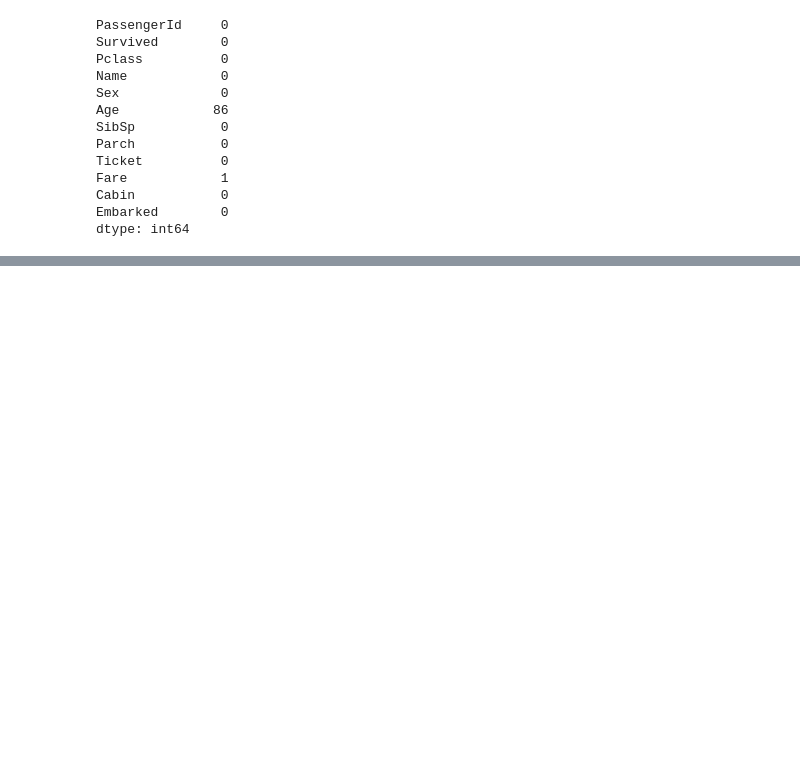
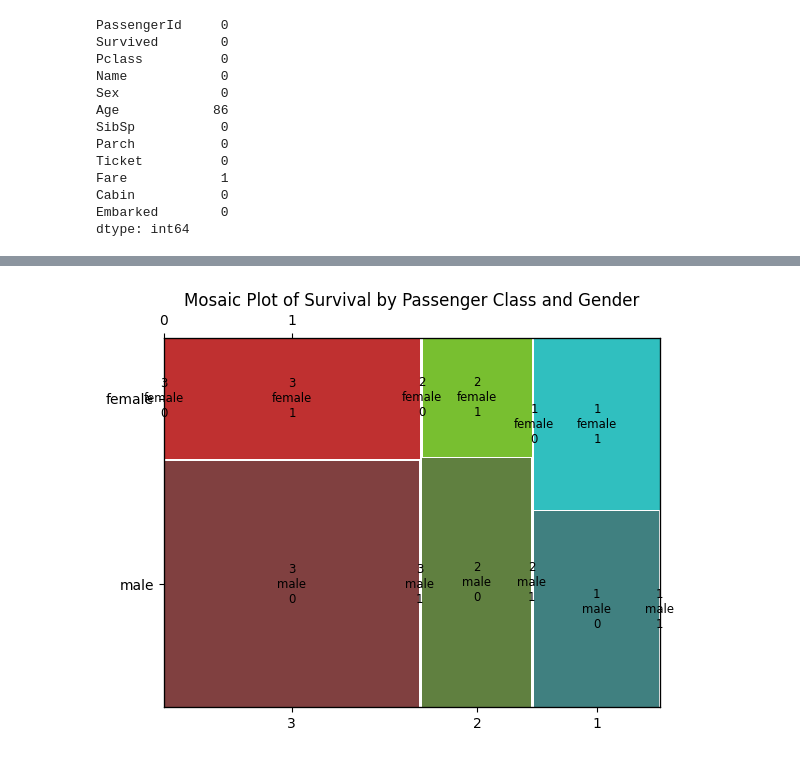
Before and after one commit to Irfana-Fasila/PRODIGY_DS_02, a Jupyter notebook: task2.ipynb, the cells around one changed output, grey strips where cells are left out. Cells and saved outputs as stored; diff of their text form; code cells hidden in the pictures; blank space fills up the shorter version.

```diff
--- a/task2.ipynb
+++ b/task2.ipynb
@@ -111,0 +124,6 @@ rel_dur_rat.show()
+# %%
+
+mosaic(df, ['Pclass', 'Sex', 'Survived'], title='Mosaic Plot of Survival by Passenger Class and Gender')
+plt.show()
+# %% [output]
+[figure, added]
```
Also changed, not shown: parts of 2 cells of this notebook.
